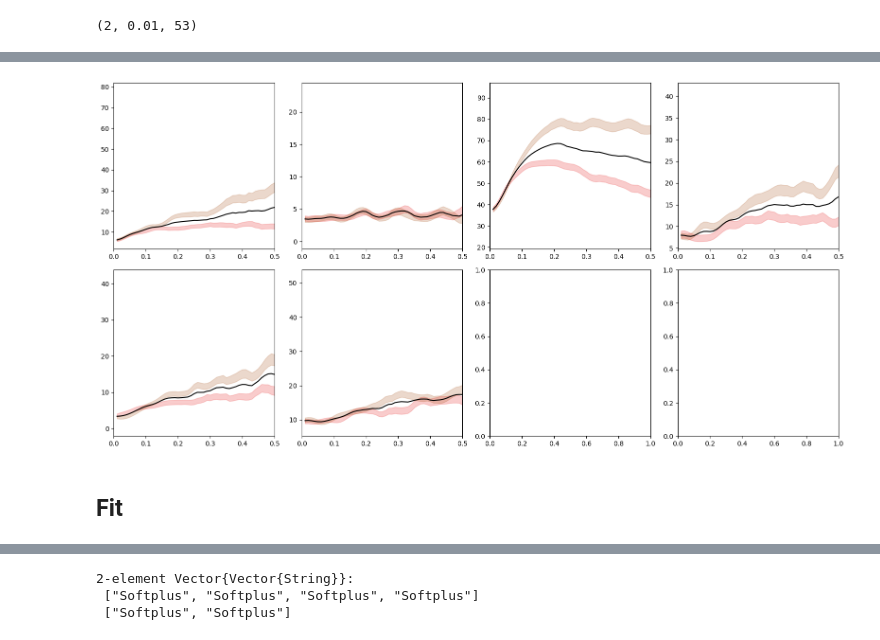
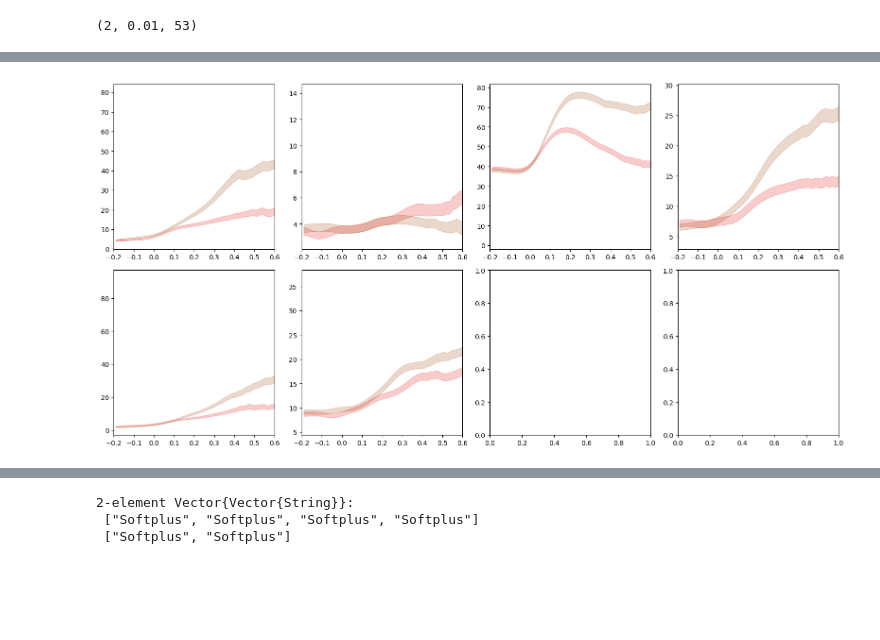
Before and after one commit to Brody-Lab/PulseInputDDM.jl, a Jupyter notebook: examples/fit_neural_real_data.ipynb, the cells around one changed output, grey strips where cells are left out. Saved outputs shown, nothing was run; the diff lists cells and outputs as text; code cells hidden in the pictures; blank space fills up the shorter version.

```diff
--- a/examples/fit_neural_real_data.ipynb
+++ b/examples/fit_neural_real_data.ipynb
@@ -9,5 +33,8 @@ WARNING: method definition for loglikelihood at /usr2/faculty/bddepasq/PulseInpu
 # %%
-data, μ_rnt, μ_t = load_neural_data(["./data/T103_303075.mat", "./data/T103_304258.mat"]);
+files = ["./data/T103_303075.mat", "./data/T103_304258.mat"];
+# %%
+data, μ_rnt, μ_t = load_neural_data(files, pcut=0.01, pad=20, delay=0, dt=1e-2,
+    filtSD=5, do_RBF=true);
 # %%
 ncells, ntrials, nparams = map(x-> x[1].ncells, data), length.(data), 4
 # %% [output]
@@ -37,8 +64,6 @@ using PyPlot
 num_rows, num_cols = length(data), maximum(map(x-> x[1].ncells, data))
 fig, ax = subplots(num_rows, num_cols, figsize=(4*maximum(map(x-> x[1].ncells, data)), 4*length(data)))
 my_colors = ["#E50000","#9F3F00","#5A7F00","#15BF00"]
-#PPC colors = ["#1822A0","#5D4A7A","#A37354","#E99C2F"]
-#STR colors = ["#A01892","#B85C71","#D0A150","#E9E62F"]
 
 for i in 1:num_rows
     for j in 1:data[i][1].ncells
@@ -47,60 +72,48 @@ for i in 1:num_rows
 
             for k = 1:nconds
 
-                ax.fill_between((1:length(μ_ct[i][j][k]))*dt,
+                ax.fill_between((1:length(μ_ct[i][j][k]))*dt .-0.2,
                     μ_ct[i][j][k] + σ_ct[i][j][k],
                     μ_ct[i][j][k] - σ_ct[i][j][k],
                     alpha=0.2, color=my_colors[k])
 
-                ax.set_xlim((0, 0.5))
+                ax[i,j].set_xlim((-0.2, 0.6))
 
             end
-
-            ax.plot((1:length(μ_t[i][j]))*dt,
-                μ_t[i][j], color="black")
-
 
         elseif (num_rows == 1) && (data[i][1].ncells > 1)
 
             for k = 1:nconds
 
-                ax[j].fill_between((1:length(μ_ct[i][j][k]))*dt,
+                ax[j].fill_between((1:length(μ_ct[i][j][k]))*dt .-0.2,
                     μ_ct[i][j][k] + σ_ct[i][j][k],
                     μ_ct[i][j][k] - σ_ct[i][j][k],
                     alpha=0.2, color=my_colors[k])
 
-                ax[j].set_xlim((0, 0.5))
+                ax[i,j].set_xlim((-0.2, 0.6))
 
             end
-
-            ax[j].plot((1:length(μ_t[i][j]))*dt,
-                μ_t[i][j], color="black")
 
         elseif num_rows > 1
 
             for k = 1:nconds
 
-                ax[i,j].fill_between((1:length(μ_ct[i][j][k]))*dt,
+                ax[i,j].fill_between((1:length(μ_ct[i][j][k]))*dt .-0.2,
                     μ_ct[i][j][k] + σ_ct[i][j][k],
                     μ_ct[i][j][k] - σ_ct[i][j][k],
                     alpha=0.2, color=my_colors[k])
 
-                ax[i,j].set_xlim((0, 0.5))
+                ax[i,j].set_xlim((-0.2, 0.6))
 
             end
-
-            ax[i,j].plot((1:length(μ_t[i][j]))*dt,
-                μ_t[i][j], color="black")
 
         end
 
     end
 
 end
 
 tight_layout()
 display(gcf())
 # %% [output]
-[figure, old version]
+[figure, new version]
-# %% [markdown]
-## Fit
```
Also changed, not shown: parts of 32 cells of this notebook, 3 other files.
